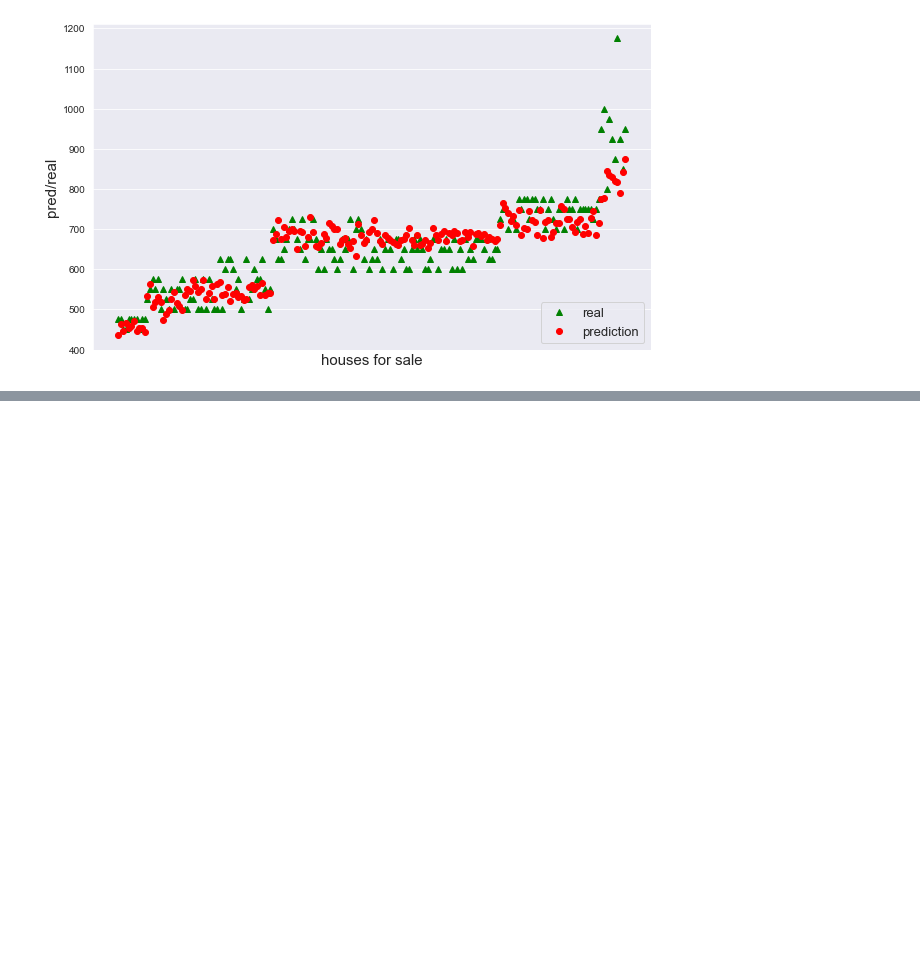
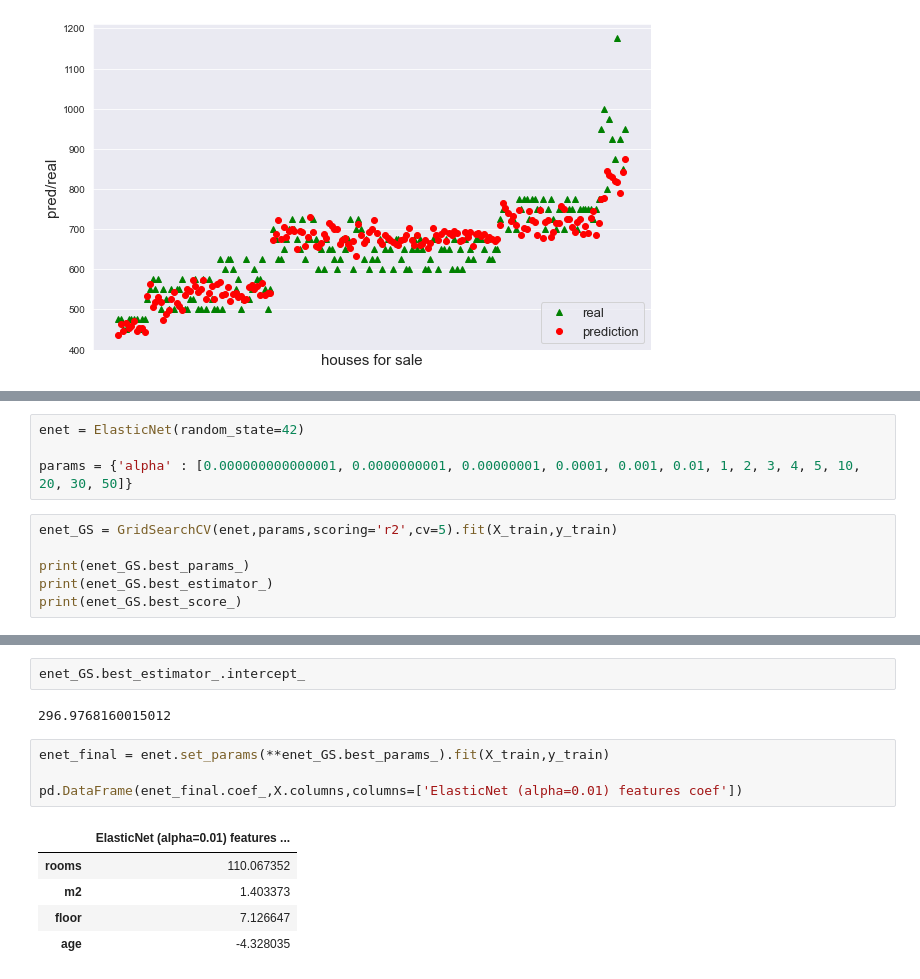
Before and after one commit to batuhanmtl/Machine-Learning, a Jupyter notebook: Supervised Learning/Model Regularization/Regularization.ipynb, the cells around one changed output, grey strips where cells are left out. Saved outputs shown, nothing was run; the diff lists cells and outputs as text; blank space fills up the shorter version.

```diff
--- a/Supervised Learning/Model Regularization/Regularization.ipynb
+++ b/Supervised Learning/Model Regularization/Regularization.ipynb
@@ -535,0 +538,10 @@ plt.show()
+# %%
+enet = ElasticNet(random_state=42)
+
+params = {'alpha' : [0.000000000000001, 0.0000000001, 0.00000001, 0.0001, 0.001, 0.01, 1, 2, 3, 4, 5, 10, 20, 30, 50]}
+# %%
+enet_GS = GridSearchCV(enet,params,scoring='r2',cv=5).fit(X_train,y_train)
+
+print(enet_GS.best_params_)
+print(enet_GS.best_estimator_)
+print(enet_GS.best_score_)
@@ -535,0 +574,14 @@ plt.show()
+# %%
+enet_GS.best_estimator_.intercept_
+# %% [output]
+296.9768160015012
+# %%
+enet_final = enet.set_params(**enet_GS.best_params_).fit(X_train,y_train)
+
+pd.DataFrame(enet_final.coef_,X.columns,columns=['ElasticNet (alpha=0.01) features coef'])
+# %% [output]
+|  | ElasticNet (alpha=0.01) features ... |
+| rooms | 110.067352 |
+| m2 | 1.403373 |
+| floor | 7.126647 |
+| age | -4.328035 |
```
Also changed, not shown: parts of 6 cells of this notebook.
